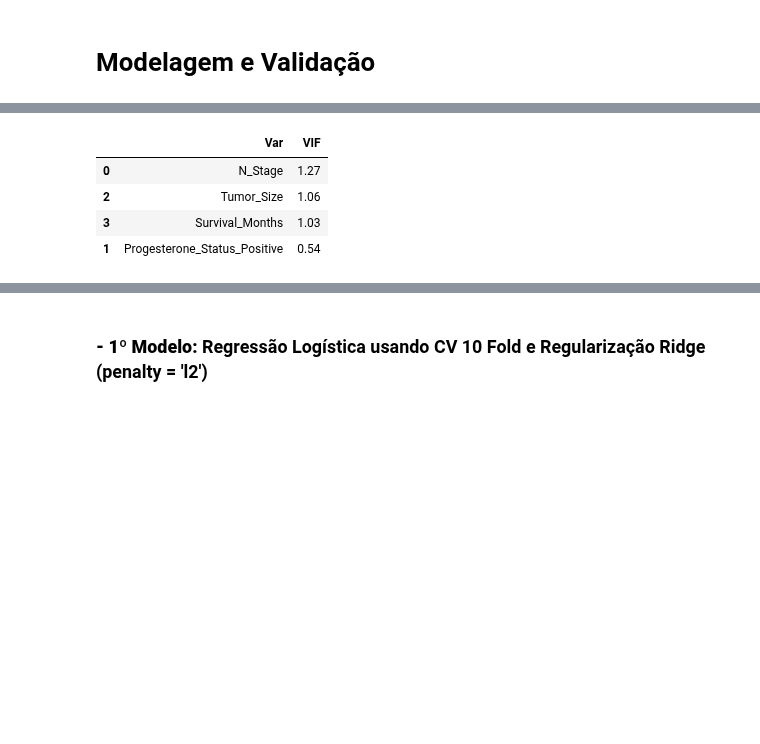
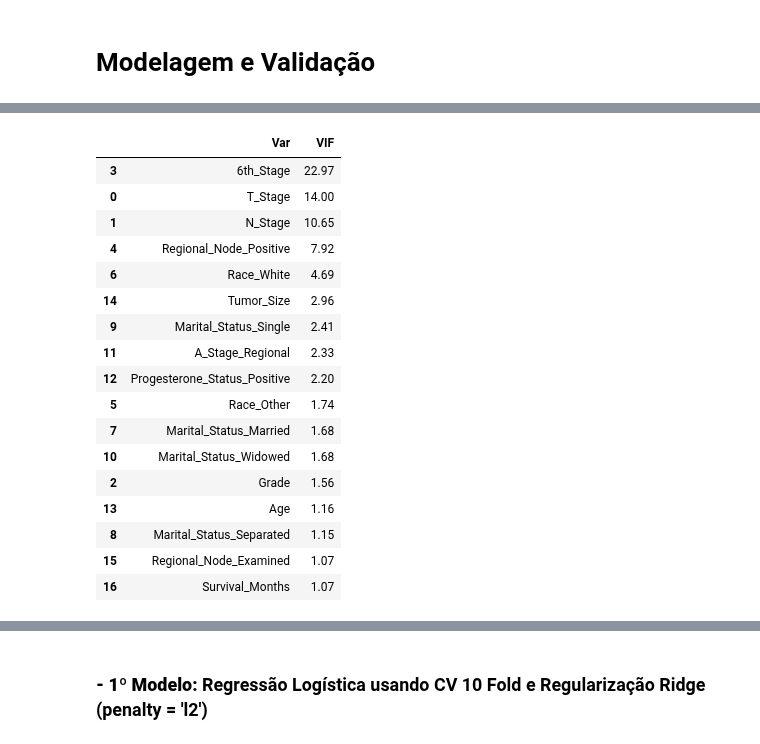
Before and after one commit to faustinothiagos/Project_Workshop_3_DS_Digital_House, a Jupyter notebook: workshop3.ipynb, the cells around one changed output, grey strips where cells are left out. Cells and saved outputs as stored; diff of their text form; code cells hidden in the pictures; blank space fills up the shorter version.

```diff
--- a/workshop3.ipynb
+++ b/workshop3.ipynb
@@ -420,18 +420,34 @@ X_train, X_test, y_train, y_test = train_test_split(X, y, test_size = 0.25, rand
+# %%
+# Fazendo Split tanto para Dataset com features JÁ SELECIONADAS quanto para Dataset com todas as features
+X_train, X_test, y_train, y_test = train_test_split(X, y, test_size = 0.25, random_state = 42)
+
+X_train_todas_feats, X_test_todas_feats, y_train_todas_feats, y_test_todas_feats = train_test_split(df_simetrico[features], y, test_size = 0.25, random_state = 42)
 # %% [markdown]
 #### Normalização de variáveis numéricas
 # %%
-# numericals = ['Age', 'Tumor_Size', 'Regional_Node_Examined', 'Survival_Months']
-numericals = ['Tumor_Size', 'Survival_Months']
+numericals_seletas = ['Tumor_Size', 'Survival_Months']
 
 std_scaler = StandardScaler()
-X_train_numericals = std_scaler.fit_transform(X_train[numericals])
-X_test_numericals = std_scaler.transform(X_test[numericals])
+X_train_numericals = std_scaler.fit_transform(X_train[numericals_seletas])
+X_test_numericals = std_scaler.transform(X_test[numericals_seletas])
 
 # Dropando variáveis numéricas e concatenando elas normalizadas
-X_train = X_train.drop(numericals, axis = 1)
-X_train = X_train.join(pd.DataFrame(X_train_numericals, columns = numericals, index = pd.DataFrame(X_train).index))
-X_test = X_test.drop(numericals, axis = 1)
-X_test = X_test.join(pd.DataFrame(X_test_numericals, columns = numericals, index = pd.DataFrame(X_test).index))
+X_train = X_train.drop(numericals_seletas, axis = 1)
+X_train = X_train.join(pd.DataFrame(X_train_numericals, columns = numericals_seletas, index = pd.DataFrame(X_train).index))
+X_test = X_test.drop(numericals_seletas, axis = 1)
+X_test = X_test.join(pd.DataFrame(X_test_numericals, columns = numericals_seletas, index = pd.DataFrame(X_test).index))
+# %%
+#Repetindo procedimento para X_train_todas_feats e X_test_todas_feats
+numericals = ['Age', 'Tumor_Size', 'Regional_Node_Examined', 'Survival_Months']
+
+X_train_numericals_todas_feats = std_scaler.fit_transform(X_train_todas_feats[numericals])
+X_test_numericals_todas_feats = std_scaler.transform(X_test_todas_feats[numericals])
+
+# Dropando variáveis numéricas e concatenando elas normalizadas
+X_train_todas_feats = X_train_todas_feats.drop(numericals, axis = 1)
+X_train_todas_feats = X_train_todas_feats.join(pd.DataFrame(X_train_numericals_todas_feats, columns = numericals, index = pd.DataFrame(X_train).index))
+X_test_todas_feats = X_test_todas_feats.drop(numericals, axis = 1)
+X_test_todas_feats = X_test_todas_feats.join(pd.DataFrame(X_test_numericals_todas_feats, columns = numericals, index = pd.DataFrame(X_test).index))
 # %% [markdown]
 # Modelagem e Validação
 # %%
@@ -474,20 +490,33 @@ comparacao_modelos
 # %%
 def calc_vif(data):
     vif_df = pd.DataFrame(columns=['Var', 'VIF'])
     x_var_names = data.columns
 
     for i in range(0, x_var_names.shape[0]):
         y = data[x_var_names[i]]
         x = data[x_var_names.drop(x_var_names[i])]
         r2 = sm.OLS(y, x).fit().rsquared
         vif = round(1/(1-r2),2)
         vif_df.loc[i] = [x_var_names[i], vif]
     return vif_df.sort_values(by='VIF',axis = 0, ascending=False, inplace=False)
 
-calc_vif(X_train)
+calc_vif(X_train_todas_feats)
 # %% [output]
 |  | Var | VIF |
-| 0 | N_Stage | 1.27 |
-| 2 | Tumor_Size | 1.06 |
-| 3 | Survival_Months | 1.03 |
-| 1 | Progesterone_Status_Positive | 0.54 |
+| 3 | 6th_Stage | 22.97 |
+| 0 | T_Stage | 14.00 |
+| 1 | N_Stage | 10.65 |
+| 4 | Regional_Node_Positive | 7.92 |
+| 6 | Race_White | 4.69 |
+| 14 | Tumor_Size | 2.96 |
+| 9 | Marital_Status_Single | 2.41 |
+| 11 | A_Stage_Regional | 2.33 |
+| 12 | Progesterone_Status_Positive | 2.20 |
+| 5 | Race_Other | 1.74 |
+| 7 | Marital_Status_Married | 1.68 |
+| 10 | Marital_Status_Widowed | 1.68 |
+| 2 | Grade | 1.56 |
+| 13 | Age | 1.16 |
+| 8 | Marital_Status_Separated | 1.15 |
+| 15 | Regional_Node_Examined | 1.07 |
+| 16 | Survival_Months | 1.07 |
```
Also changed, not shown: parts of 13 cells of this notebook.
